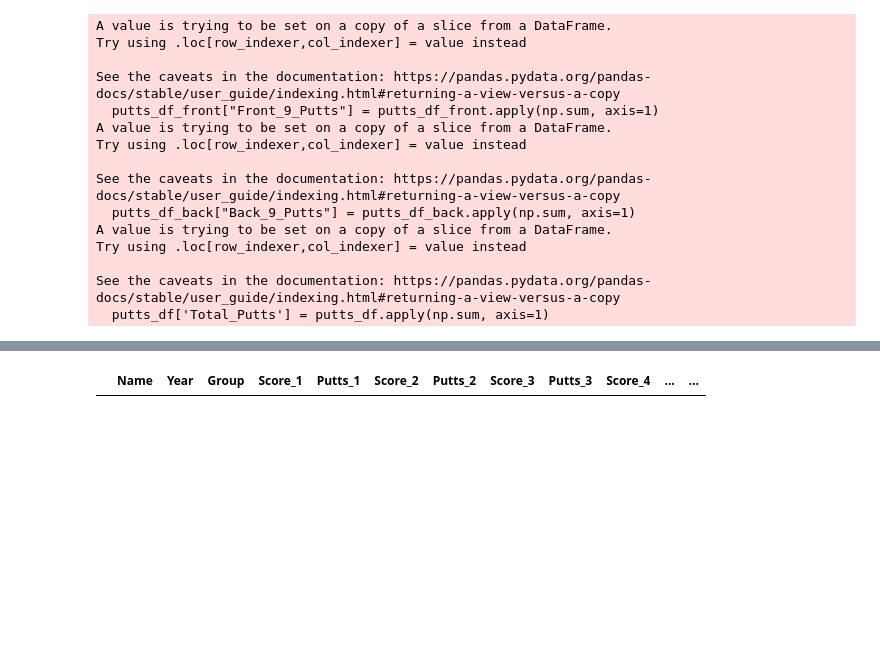
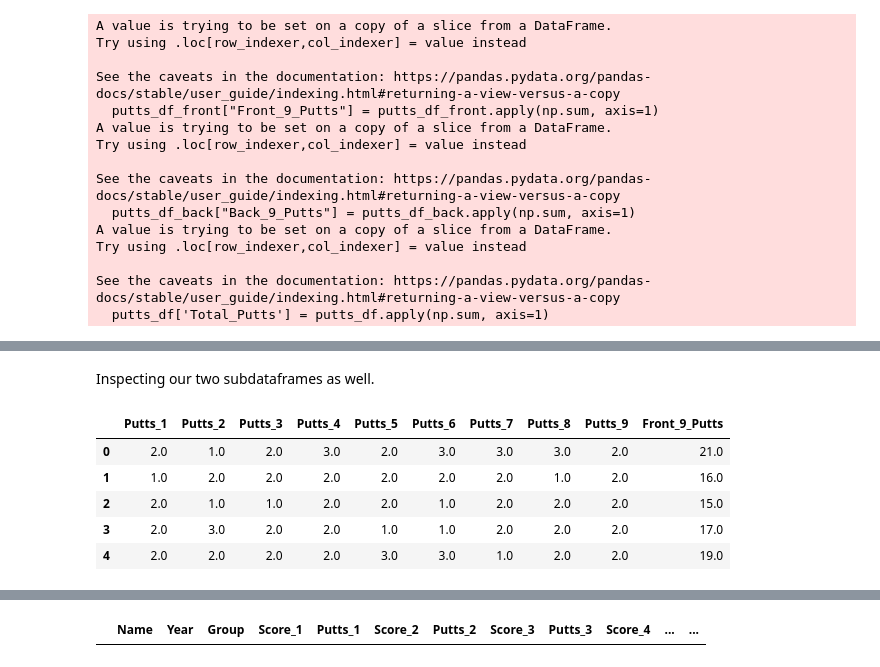
Before and after one commit to griffstone/griffstone, a Jupyter notebook: tpo-data.ipynb, the cells around one changed output, grey strips where cells are left out. Drawn from its saved outputs; the diff is of its cells as text; code cells hidden in the pictures; blank space fills up the shorter version.

```diff
--- a/tpo-data.ipynb
+++ b/tpo-data.ipynb
@@ -258,0 +316,11 @@ raw_tpo_df["Back_9_Putts"]=putts_df_back.apply(np.sum, axis=1)
+# %% [markdown]
+Inspecting our two subdataframes as well.
+# %%
+putts_df_front.head()
+# %% [output]
+|  | Putts_1 | Putts_2 | Putts_3 | Putts_4 | Putts_5 | Putts_6 | Putts_7 | Putts_8 | Putts_9 | Front_9_Putts |
+| 0 | 2.0 | 1.0 | 2.0 | 3.0 | 2.0 | 3.0 | 3.0 | 3.0 | 2.0 | 21.0 |
+| 1 | 1.0 | 2.0 | 2.0 | 2.0 | 2.0 | 2.0 | 2.0 | 1.0 | 2.0 | 16.0 |
+| 2 | 2.0 | 1.0 | 1.0 | 2.0 | 2.0 | 1.0 | 2.0 | 2.0 | 2.0 | 15.0 |
+| 3 | 2.0 | 3.0 | 2.0 | 2.0 | 1.0 | 1.0 | 2.0 | 2.0 | 2.0 | 17.0 |
+| 4 | 2.0 | 2.0 | 2.0 | 2.0 | 3.0 | 3.0 | 1.0 | 2.0 | 2.0 | 19.0 |
```
Also changed, not shown: parts of 100 cells of this notebook.
